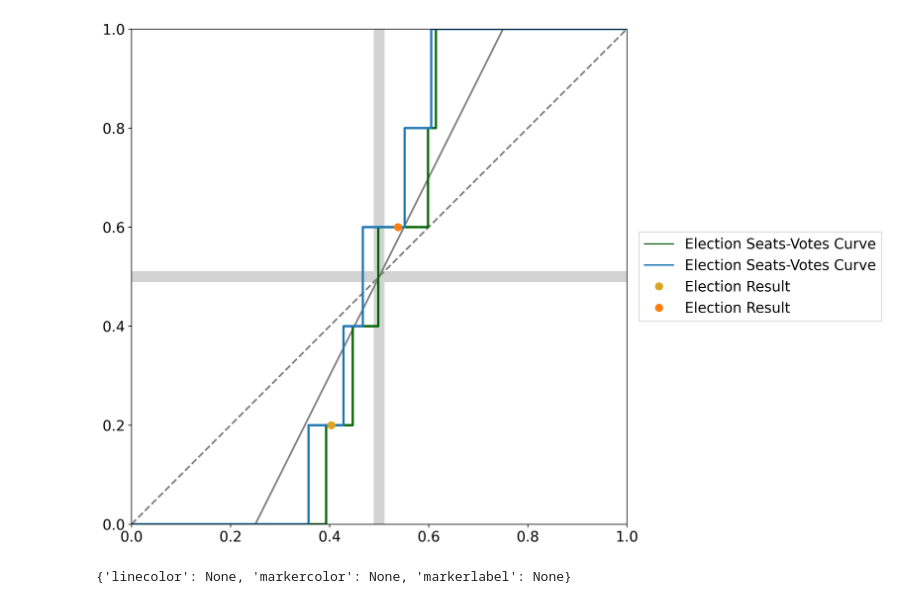
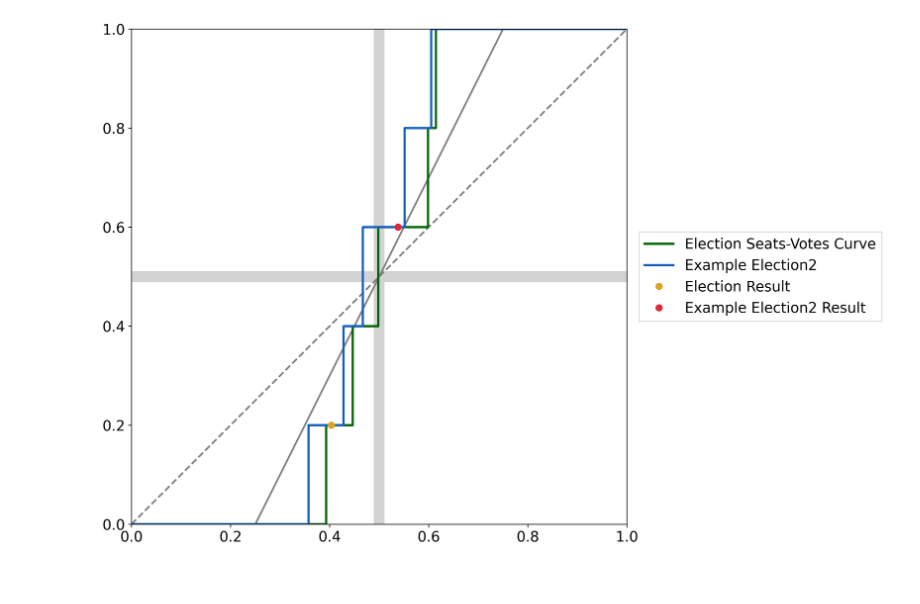
Before and after one commit to peterrrock2/gerrytools-dev, a Jupyter notebook: docs/notebooks/seats_votes.ipynb, the cells around one changed output. Cells and saved outputs as stored; diff of their text form; code cells hidden in the pictures.

```diff
--- a/docs/notebooks/seats_votes.ipynb
+++ b/docs/notebooks/seats_votes.ipynb
@@ -14,30 +14,26 @@ from gerrytools.plotting.seatsvotes import SeatsVotes
 # %%
 sv_plot = SeatsVotes()
 # sv_plot = SeatsVotes(include_legend=False)
 
 sv_plot.add_seat_votes_data(
     pov_party_vote_shares=d_votes,
     total_vote_shares=total_votes,
 )
 sv_plot.add_seat_votes_data(
     pov_party_vote_shares=list(map(lambda x: x + 100, d_votes)),
     total_vote_shares=total_votes,
-    # election_name="Example Election2",
-    # linecolor="tab:blue",
-    # markercolor="tab:orange",
-    # markerlabel="Example Election2 Result",
+    name="Example Election2",
+    linecolor="denim",
+    markercolor="green",
+    markerlabel="Example Election2 Result",
 )
 
 # sv_plot.remove_crosshairs()
 sv_plot.add_proportionality_line()
 sv_plot.add_efficiency_gap_line()
 sv_plot.hide_additional_lines_in_legend()
 # sv_plot.hide_election_markers()
 
 sv_plot.show()
 # %% [output]
-[figure, old version]
+[figure, new version]
-# %%
-dict.fromkeys(("linecolor", "markercolor", "markerlabel"))
-# %% [output]
-{'linecolor': None, 'markercolor': None, 'markerlabel': None}
```
Also changed, not shown: parts of 3 cells of this notebook, 47 other files.
